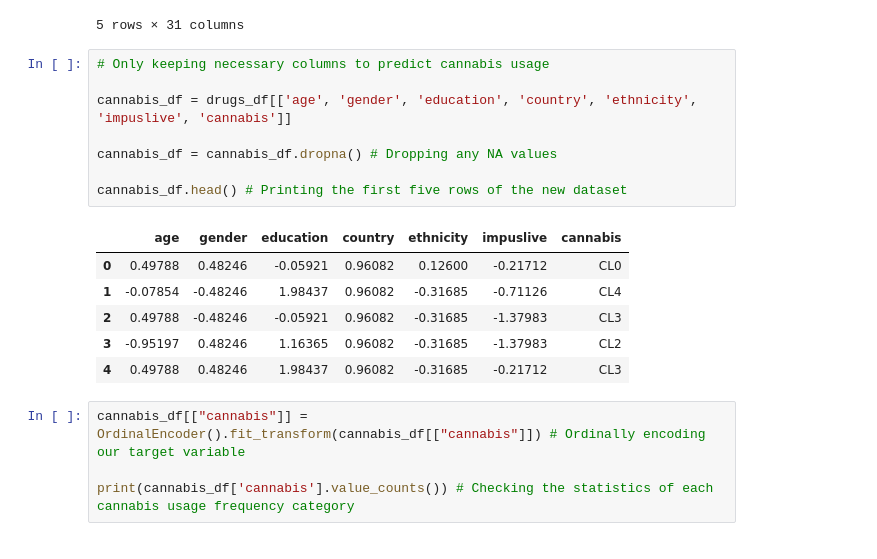
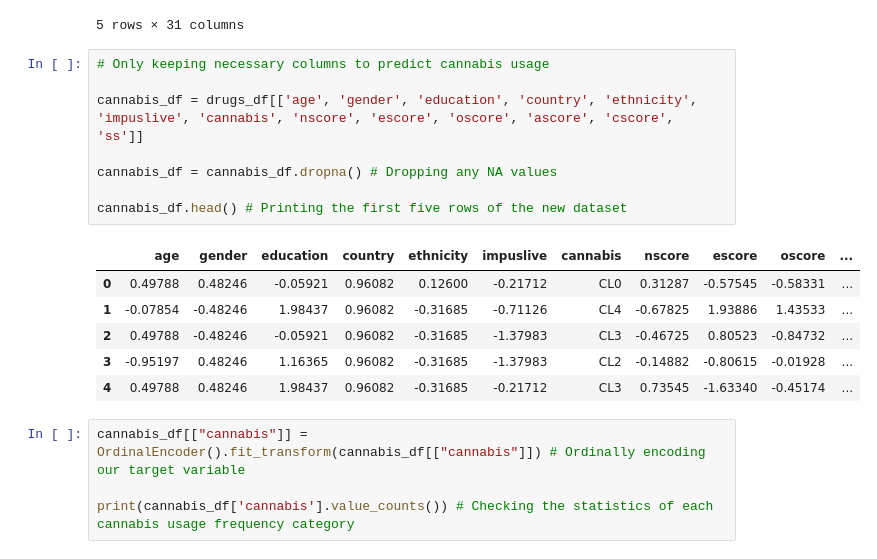
Before and after one commit to lburtle/DS3021_FINAL, a Jupyter notebook: DT.ipynb, the cells around one changed output. Cells and saved outputs as stored; diff of their text form.

```diff
--- a/DT.ipynb
+++ b/DT.ipynb
@@ -52,18 +52,18 @@ memory usage: 456.7+ KB
 # %%
 # Only keeping necessary columns to predict cannabis usage
 
-cannabis_df = drugs_df[['age', 'gender', 'education', 'country', 'ethnicity', 'impuslive', 'cannabis']]
+cannabis_df = drugs_df[['age', 'gender', 'education', 'country', 'ethnicity', 'impuslive', 'cannabis', 'nscore', 'escore', 'oscore', 'ascore', 'cscore', 'ss']]
 
 cannabis_df = cannabis_df.dropna() # Dropping any NA values
 
 cannabis_df.head() # Printing the first five rows of the new dataset
 # %% [output]
-|  | age | gender | education | country | ethnicity | impuslive | cannabis |
-| 0 | 0.49788 | 0.48246 | -0.05921 | 0.96082 | 0.12600 | -0.21712 | CL0 |
-| 1 | -0.07854 | -0.48246 | 1.98437 | 0.96082 | -0.31685 | -0.71126 | CL4 |
-| 2 | 0.49788 | -0.48246 | -0.05921 | 0.96082 | -0.31685 | -1.37983 | CL3 |
-| 3 | -0.95197 | 0.48246 | 1.16365 | 0.96082 | -0.31685 | -1.37983 | CL2 |
-| 4 | 0.49788 | 0.48246 | 1.98437 | 0.96082 | -0.31685 | -0.21712 | CL3 |
+|  | age | gender | education | country | ethnicity | impuslive | cannabis | nscore | escore | oscore | ... |
+| 0 | 0.49788 | 0.48246 | -0.05921 | 0.96082 | 0.12600 | -0.21712 | CL0 | 0.31287 | -0.57545 | -0.58331 | ... |
+| 1 | -0.07854 | -0.48246 | 1.98437 | 0.96082 | -0.31685 | -0.71126 | CL4 | -0.67825 | 1.93886 | 1.43533 | ... |
+| 2 | 0.49788 | -0.48246 | -0.05921 | 0.96082 | -0.31685 | -1.37983 | CL3 | -0.46725 | 0.80523 | -0.84732 | ... |
+| 3 | -0.95197 | 0.48246 | 1.16365 | 0.96082 | -0.31685 | -1.37983 | CL2 | -0.14882 | -0.80615 | -0.01928 | ... |
+| 4 | 0.49788 | 0.48246 | 1.98437 | 0.96082 | -0.31685 | -0.21712 | CL3 | 0.73545 | -1.63340 | -0.45174 | ... |
 # %%
 cannabis_df[["cannabis"]] = OrdinalEncoder().fit_transform(cannabis_df[["cannabis"]]) # Ordinally encoding our target variable
 
```
Also changed, not shown: parts of 7 cells of this notebook.
